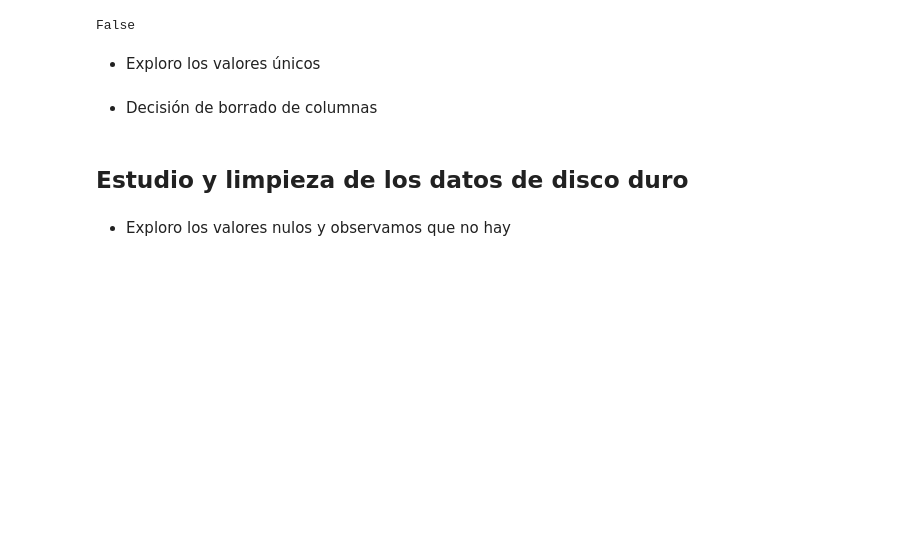
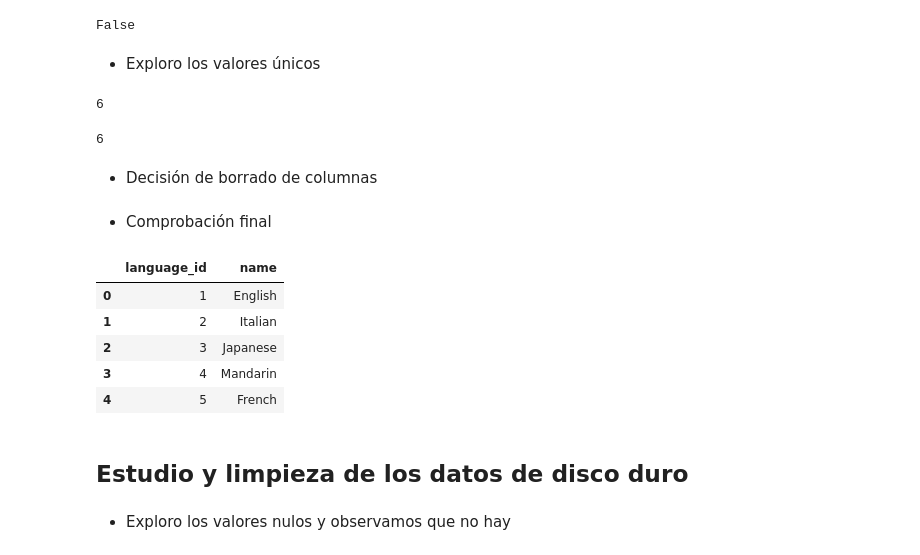
Before and after one commit to Blanca95/MySQL_proyect, a Jupyter notebook: notebook/limpieza.ipynb, the cells around one changed output. Cells and saved outputs as stored; diff of their text form; code cells hidden in the pictures; blank space fills up the shorter version.

```diff
--- a/notebook/limpieza.ipynb
+++ b/notebook/limpieza.ipynb
@@ -242,10 +293,33 @@ idiomas.duplicated().any()
 False
 # %% [markdown]
 - Exploro los valores únicos
+# %%
+idiomas['language_id'].unique()
+language_id1 = len(idiomas['language_id'].unique())
+language_id1
+# %% [output]
+6
+# %%
+idiomas['name'].unique()
+language_id1 = len(idiomas['name'].unique())
+language_id1
+# %% [output]
+6
 # %% [markdown]
 - Decisión de borrado de columnas
 # %%
 idiomas.drop('last_update', axis=1, inplace=True) # borro la columna de last_update
+# %% [markdown]
+- Comprobación final
+# %%
+idiomas.head()
+# %% [output]
+|  | language_id | name |
+| 0 | 1 | English |
+| 1 | 2 | Italian |
+| 2 | 3 | Japanese |
+| 3 | 4 | Mandarin |
+| 4 | 5 | French |
 # %% [markdown]
 ## Estudio y limpieza de los datos de disco duro
 # %%
```
Also changed, not shown: parts of 34 cells of this notebook.
